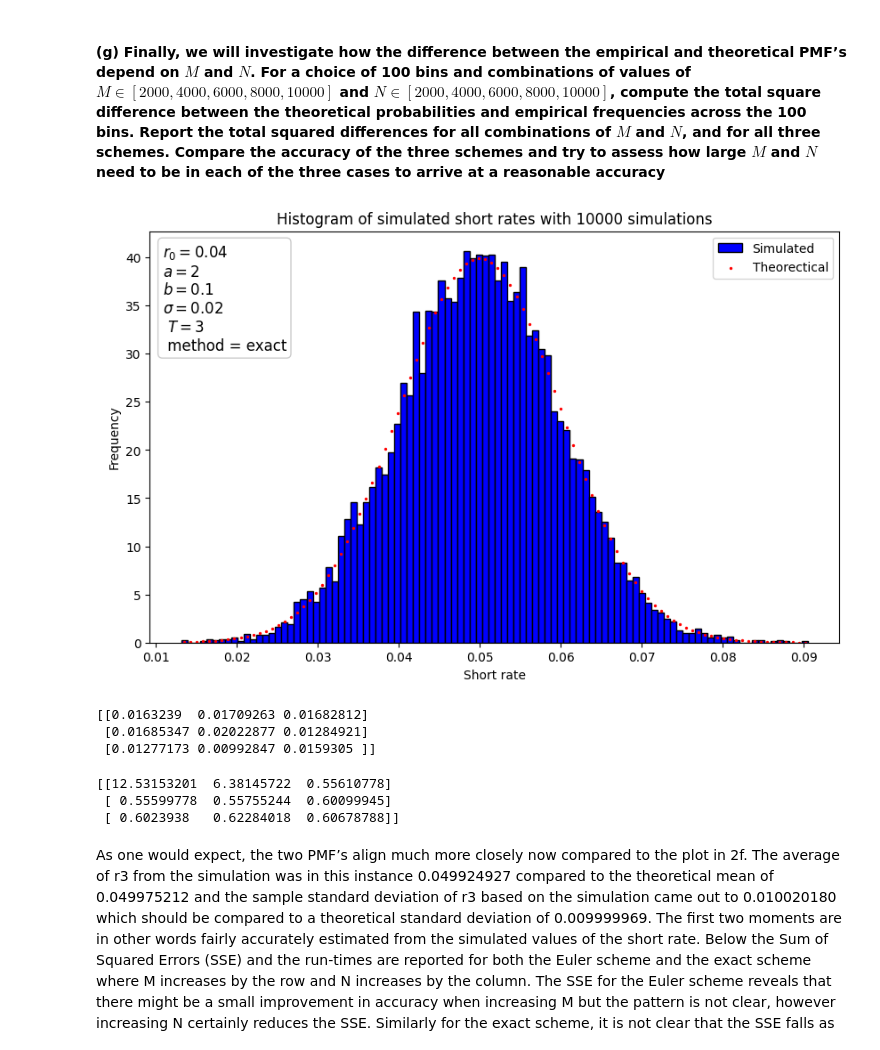
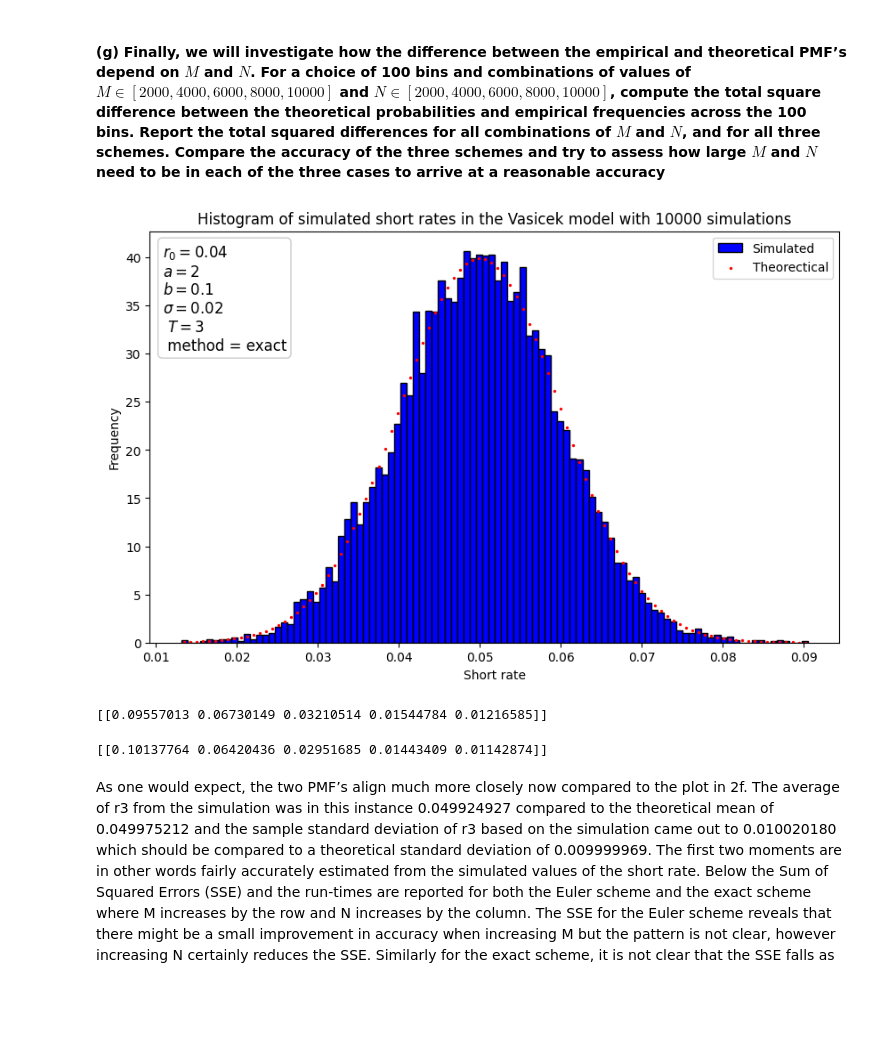
Before and after one commit to johanoelgaard/FixedIncome, a Jupyter notebook: Problem Set 4/ps4.ipynb, the cells around one changed output. Cells and saved outputs as stored; diff of their text form; code cells hidden in the pictures; blank space fills up the shorter version.

```diff
--- a/Problem Set 4/ps4.ipynb
+++ b/Problem Set 4/ps4.ipynb
@@ -226,40 +224,41 @@ for i in range(N):
 # %%
 bins = 100
 
 # plot the histogram of the simulated short rates with 100 equally spaced bins
 plt.figure(figsize=(10, 6))
 plt.hist(r3n, bins=bins, color='blue', edgecolor='black', label='Simulated', density=True)
 
 # add normal distribution with mean and standard deviation of the short rate to the plot
 hist, bin_edges = np.histogram(r3n, bins=bins, density=True)
 bin_centers = (bin_edges[:-1] + bin_edges[1:]) / 2
 pdf_values = norm.pdf(bin_centers, mu, std)
 plt.scatter(bin_centers, pdf_values, color='red', label="Theorectical", s=2)
 
 plt.xlabel('Short rate')
 plt.ylabel('Frequency')
-plt.title(f'Histogram of simulated short rates with {N} simulations')
+plt.title(f'Histogram of simulated short rates in the Vasicek model with {N} simulations')
 textstr = f'$r_0={r0}$\n$a={a}$\n$b={b}$\n$\\sigma={sigma}$\n $T = {T_3}$\n method = {method}'
 props = dict(boxstyle='round', facecolor='white', alpha=0.2)
 plt.text(-0.065, 0.675, textstr, transform=ax.transAxes, fontsize=12,
          verticalalignment='bottom', bbox=props)
 plt.legend(loc='upper right')
 plt.show()
 plt.close()
 # %% [output]
-[figure, old version]
+[figure, new version]
 # %%
-NM_range = [100,1000,10000] # here smaller range to avoid long computation time
+M_range = [1000] # here smaller range to avoid long computation time
+N_range = [2000, 4000, 6000, 8000, 10000]
 method = 'exact'
 
-SSE = np.zeros((len(NM_range), len(NM_range)))
-r3n = np.zeros(np.max(NM_range))
+SSE = np.zeros((len(M_range), len(N_range)))
+r3n = np.zeros(np.max(N_range))
 
 np.random.seed(2025)
-for j, M in enumerate(NM_range):
-    for k in range(np.max(NM_range)):
+for j, M in enumerate(M_range):
+    for k in range(np.max(N_range)):
         r3n[k] = fid.simul_vasicek(r0, a, b, sigma, M, T_3, method=method)[-1]
-    for i, N in enumerate(NM_range):
+    for i, N in enumerate(N_range):
         r3n_temp = copy.deepcopy(r3n)
         r3n_temp = r3n_temp[:N]
         hist, bin_edges = np.histogram(r3n_temp, bins=bins, density=True)
@@ -269,20 +268,18 @@ for j, M in enumerate(NM_range):
 
 print(SSE)
 # %% [output]
-[[0.0163239  0.01709263 0.01682812]
- [0.01685347 0.02022877 0.01284921]
- [0.01277173 0.00992847 0.0159305 ]]
+[[0.09557013 0.06730149 0.03210514 0.01544784 0.01216585]]
 # %%
 method = 'euler'
 
-SSEe = np.zeros((len(NM_range), len(NM_range)))
-r3n = np.zeros(np.max(NM_range))
+SSEe = np.zeros((len(M_range), len(N_range)))
+r3n = np.zeros(np.max(N_range))
 
 np.random.seed(2025)
-for j, M in enumerate(NM_range):
-    for k in range(np.max(NM_range)):
+for j, M in enumerate(M_range):
+    for k in range(np.max(N_range)):
         r3n[k] = fid.simul_vasicek(r0, a, b, sigma, M, T_3, method=method)[-1]
-    for i, N in enumerate(NM_range):
+    for i, N in enumerate(N_range):
         r3n_temp = copy.deepcopy(r3n)
         r3n_temp = r3n_temp[:N]
         hist, bin_edges = np.histogram(r3n_temp, bins=bins, density=True)
@@ -292,9 +289,7 @@ for j, M in enumerate(NM_range):
 
 print(SSEe)
 # %% [output]
-[[12.53153201  6.38145722  0.55610778]
- [ 0.55599778  0.55755244  0.60099945]
- [ 0.6023938   0.62284018  0.60678788]]
+[[0.10137764 0.06420436 0.02951685 0.01443409 0.01142874]]
 # %%
 # I still cannot calculate T properly – but the SSE should be correct (though higher than his and I cannot verify it either)
 # %% [markdown]
```
Also changed, not shown: parts of 28 cells of this notebook.
